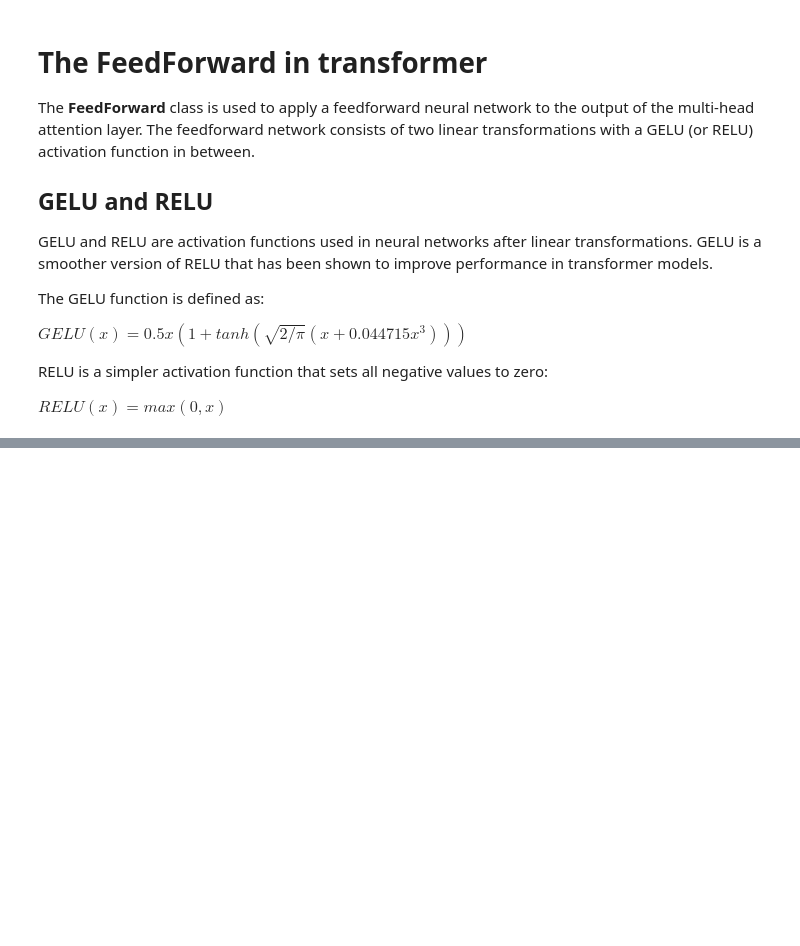
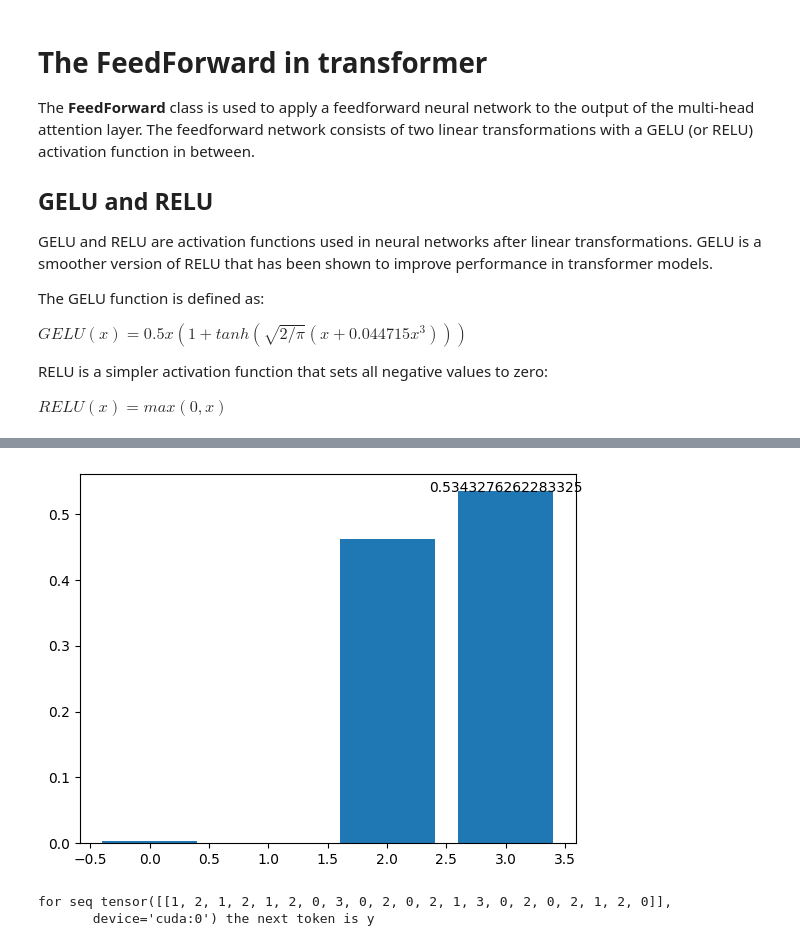
Before and after one commit to PEmarrel/Dpt_transformers, a Jupyter notebook: start.ipynb, the cells around one changed output, grey strips where cells are left out. Cells and saved outputs as stored; diff of their text form; code cells hidden in the pictures; blank space fills up the shorter version.

```diff
--- a/start.ipynb
+++ b/start.ipynb
@@ -169,9 +190,9 @@ class FeedForward(nn.Module):
     def __init__(self,cfg):
         super().__init__()
         self.layers = nn.Sequential(
-            nn.Linear(cfg["emb_dim"], 4 * cfg["emb_dim"]),
+            nn.Linear(cfg["emb_dim"], 4 * cfg["emb_dim"], bias=cfg["qkv_bias"]),
             nn.GELU(),
-            nn.Linear(4 * cfg["emb_dim"], cfg["emb_dim"])
+            nn.Linear(4 * cfg["emb_dim"], cfg["emb_dim"], bias=cfg["qkv_bias"])
         )
 
     def forward(self,x):
@@ -417,0 +1319,14 @@ tensor([[[0],
+# %%
+# test model
+
+seq =torch.tensor([[1, 2, 1, 2, 1, 2, 0, 3, 0, 2, 0, 2, 1, 3, 0, 2, 0, 2, 1, 2, 0]]).to(device)
+mymodel.eval()
+x = mymodel(seq, False)
+probs = nn.functional.softmax(x, dim=-1)
+predi = torch.argmax(probs)
+see_proba(probs[0].tolist(), None)
+print(f'for seq {str(seq)} the next token is {tokenizer.decode([predi.item()])}')
+# %% [output]
+[figure, added]
+for seq tensor([[1, 2, 1, 2, 1, 2, 0, 3, 0, 2, 0, 2, 1, 3, 0, 2, 0, 2, 1, 2, 0]],
+       device='cuda:0') the next token is y
```
Also changed, not shown: parts of 42 cells of this notebook, 13 other files.
